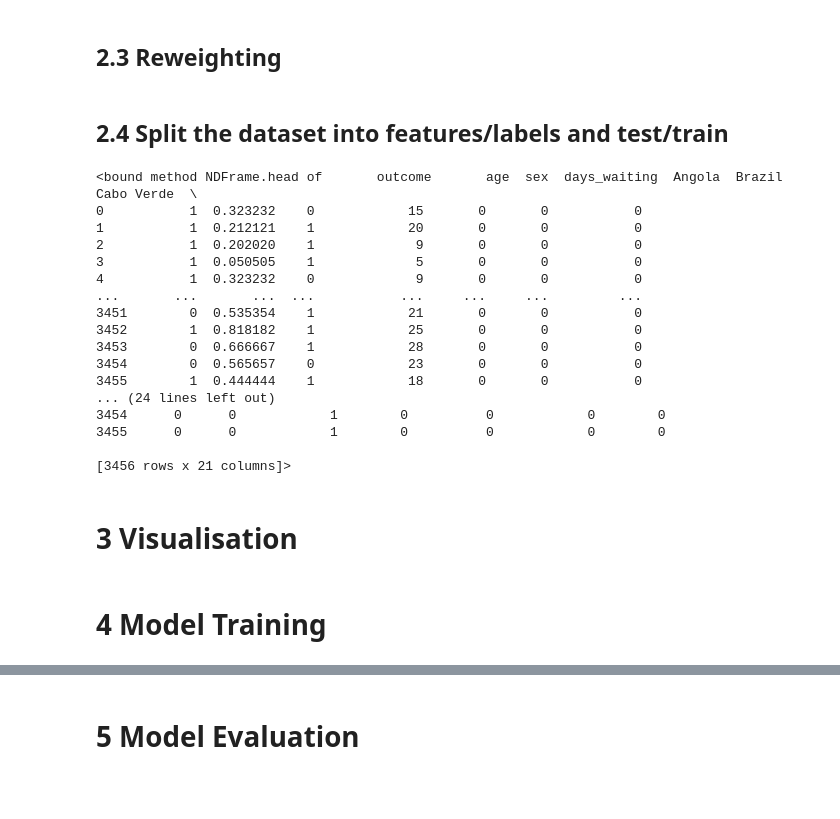
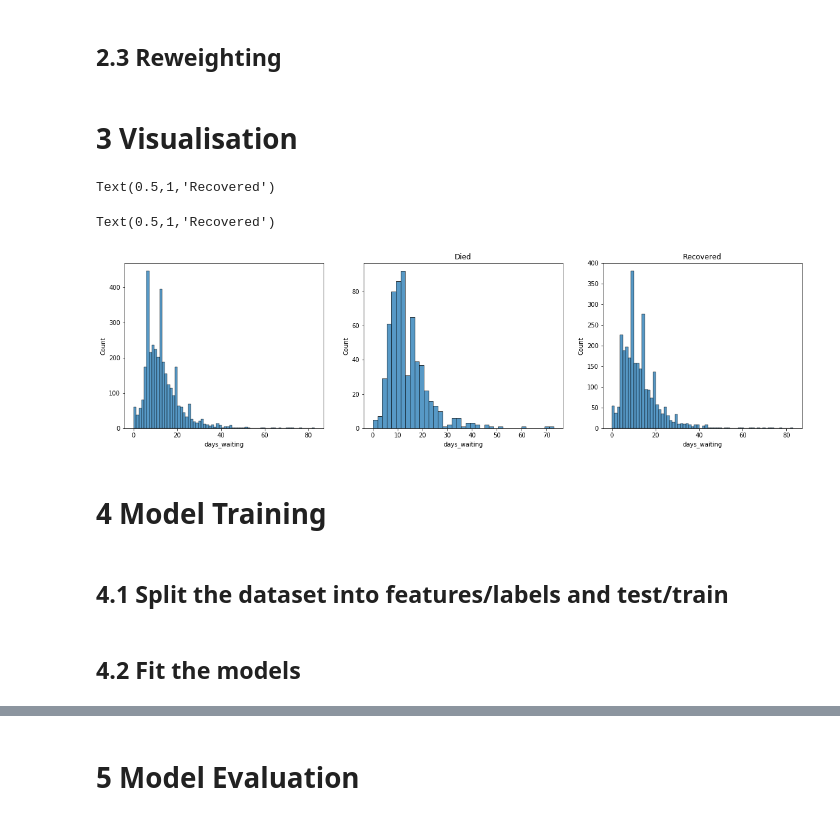
Before and after one commit to szmcook/ml-coursework, a Jupyter notebook: gsgw38.ipynb, the cells around one changed output, grey strips where cells are left out. Saved outputs shown, nothing was run; the diff lists cells and outputs as text; code cells hidden in the pictures; blank space fills up the shorter version.

```diff
--- a/gsgw38.ipynb
+++ b/gsgw38.ipynb
@@ -145,43 +125,37 @@ A value is trying to be set on a copy of a slice from a DataFrame
 See the caveats in the documentation: https://pandas.pydata.org/pandas-docs/stable/user_guide/indexing.html#returning-a-view-versus-a-copy
 # %% [markdown]
 ## 2.3 Reweighting
-# %% [markdown]
-## 2.4 Split the dataset into features/labels and test/train
-# %%
-# Shuffle the rows of the dataframe so the order doesn't impact training
-# print(dataset.head)
-dataset = dataset.sample(frac=1).reset_index(drop=True)
-print(dataset.head)
-
-# Split the data into features and labels
-features = dataset.drop(['outcome'], axis=1)
-labels = dataset['outcome']
-
-# print('features\n', features.value_counts())
-# print('labels\n', labels.value_counts())
-
-# Split the data into training and testing
-from sklearn.model_selection import train_test_split
-X_train, X_test, y_train, y_test = train_test_split(features, labels, test_size=0.1, random_state=0)
-# %% [output]
-<bound method NDFrame.head of       outcome       age  sex  days_waiting  Angola  Brazil  Cabo Verde  \
-0           1  0.323232    0            15       0       0           0
-1           1  0.212121    1            20       0       0           0
-2           1  0.202020    1             9       0       0           0
-3           1  0.050505    1             5       0       0           0
-4           1  0.323232    0             9       0       0           0
-...       ...       ...  ...           ...     ...     ...         ...
-3451        0  0.535354    1            21       0       0           0
-3452        1  0.818182    1            25       0       0           0
-3453        0  0.666667    1            28       0       0           0
-3454        0  0.565657    0            23       0       0           0
-3455        1  0.444444    1            18       0       0           0
-... (24 lines left out)
-3454      0      0            1        0          0            0        0
-3455      0      0            1        0          0            0        0
-
-[3456 rows x 21 columns]>
 # %% [markdown]
 # 3 Visualisation
+# %%
+import seaborn as sns
+import matplotlib.pyplot as plt
+
+fig, ax = plt.subplots(1,3, figsize=(20,5))
+
+data = dataset['age']
+sns.histplot(data=data, ax=ax[0])
+
+data = dataset.loc[dataset['outcome'] == 0, 'age']
+sns.histplot(data=data, ax=ax[1]).set_title('Died')
+data = dataset.loc[dataset['outcome'] == 1, 'age']
+sns.histplot(data=data, ax=ax[2]).set_title('Recovered')
+# %% [output]
+Text(0.5,1,'Recovered')
+# %%
+fig, ax = plt.subplots(1,3, figsize=(20,5))
+
+data = dataset['days_waiting']
+sns.histplot(data=data, ax=ax[0])
+
+data = dataset.loc[dataset['outcome'] == 0, 'days_waiting']
+sns.histplot(data=data, ax=ax[1]).set_title('Died')
+data = dataset.loc[dataset['outcome'] == 1, 'days_waiting']
+sns.histplot(data=data, ax=ax[2]).set_title('Recovered')
+# %% [output]
+Text(0.5,1,'Recovered')
+[figure, added]
 # %% [markdown]
 # 4 Model Training
+# %% [markdown]
+## 4.1 Split the dataset into features/labels and test/train
@@ -188,3 +173,5 @@ X_train, X_test, y_train, y_test = train_test_split(features, labels, test_size=
+# %% [markdown]
+## 4.2 Fit the models
 # %%
 # Import and fit a Support Vector Machine
 from sklearn import svm
```
Also changed, not shown: parts of 8 cells of this notebook.
